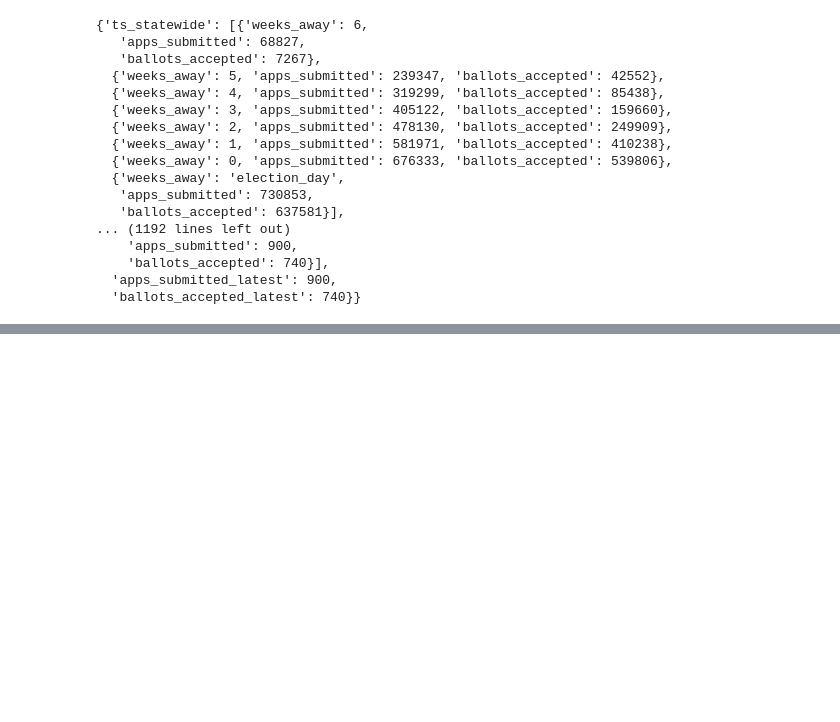
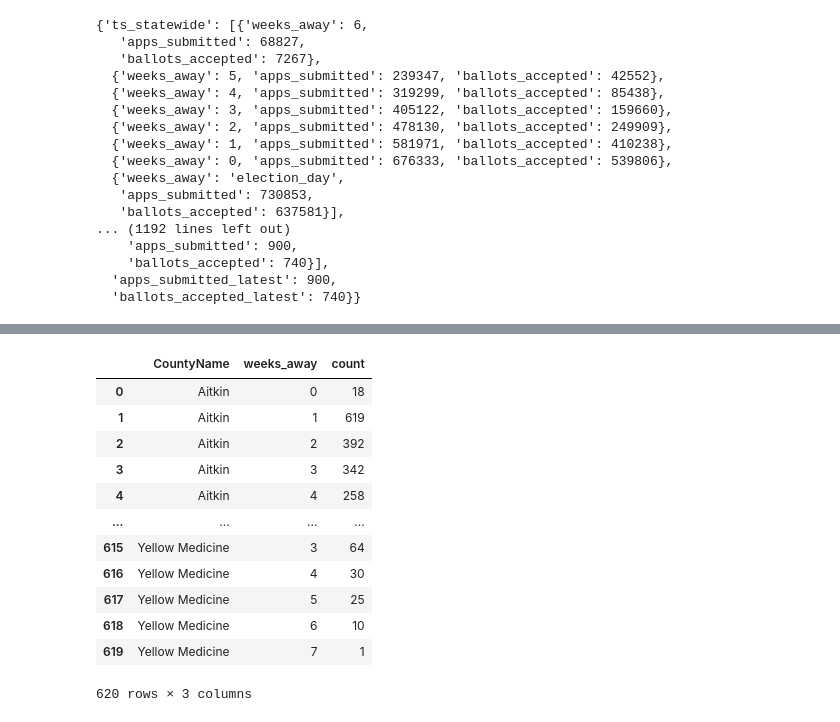
Before and after one commit to striblab/20200923-vote-tracking, a Jupyter notebook: src/scraper/reshape_historical_data.ipynb, the cells around one changed output, grey strips where cells are left out. Cells and saved outputs as stored; diff of their text form; code cells hidden in the pictures; blank space fills up the shorter version.

```diff
--- a/src/scraper/reshape_historical_data.ipynb
+++ b/src/scraper/reshape_historical_data.ipynb
@@ -149,0 +201,22 @@ with open('json/county-list-2018.json', 'w') as json_2018:
+# %%
+county_week_totals_2016 = voter_file_2016_filtered[
+    ['RecordId', 'CountyName', 'weeks_away']
+].groupby([
+    'CountyName', 'weeks_away'
+]).agg('count').reset_index().sort_values(['CountyName', 'weeks_away'])
+county_week_totals_2016.rename(columns={'RecordId': 'count'}, inplace=True)
+county_week_totals_2016
+# %% [output]
+|  | CountyName | weeks_away | count |
+| 0 | Aitkin | 0 | 18 |
+| 1 | Aitkin | 1 | 619 |
+| 2 | Aitkin | 2 | 392 |
+| 3 | Aitkin | 3 | 342 |
+| 4 | Aitkin | 4 | 258 |
+| ... | ... | ... | ... |
+| 615 | Yellow Medicine | 3 | 64 |
+| 616 | Yellow Medicine | 4 | 30 |
+| 617 | Yellow Medicine | 5 | 25 |
+| 618 | Yellow Medicine | 6 | 10 |
+| 619 | Yellow Medicine | 7 | 1 |
+620 rows × 3 columns
```
Also changed, not shown: parts of 15 cells of this notebook, 3 other files.
